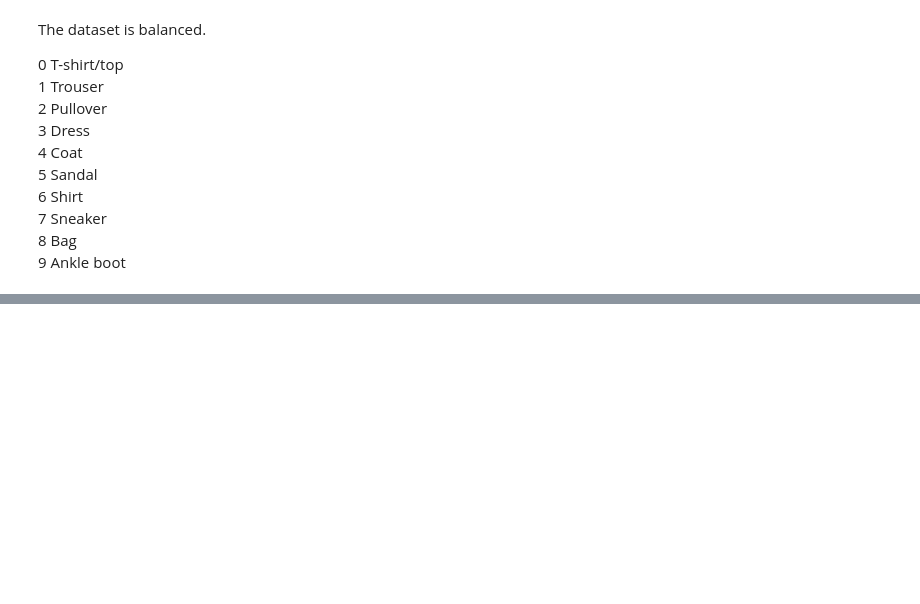
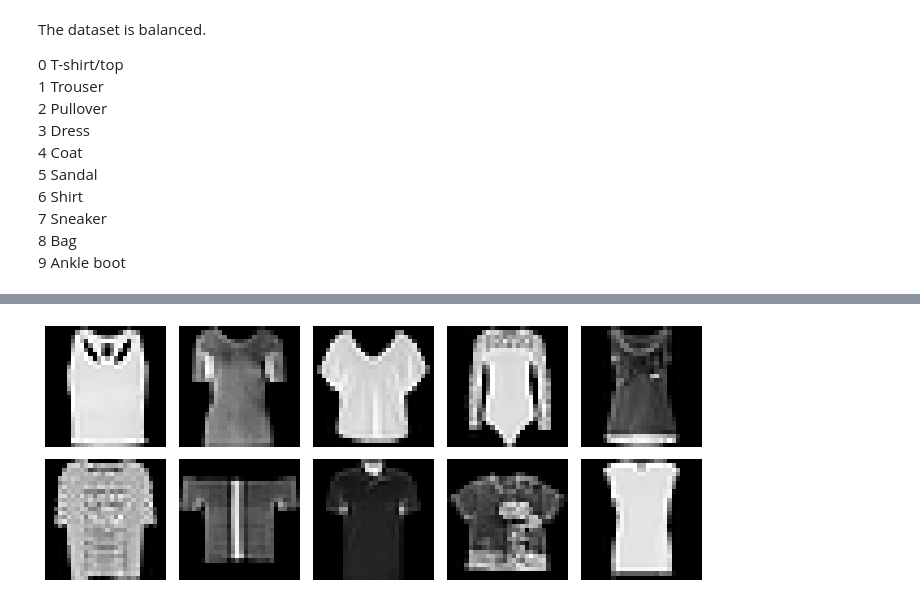
Before and after one commit to Anna-MariaSjolund/Deep-Learning-Anna-MariaSjolund, a Jupyter notebook: exercises/exercises1_MLP_classification.ipynb, the cells around one changed output, grey strips where cells are left out. Cells and saved outputs as stored; diff of their text form; code cells hidden in the pictures; blank space fills up the shorter version.

```diff
--- a/exercises/exercises1_MLP_classification.ipynb
+++ b/exercises/exercises1_MLP_classification.ipynb
@@ -134,0 +163,7 @@ g) Choose a model from your experiments.
+# %%
+with open("Misclassified/incorrectly_classified_images.npy", 'rb') as f:
+    test = np.load(f)
+# %%
+display_images(test)
+# %% [output]
+[figure, added]
```
Also changed, not shown: parts of 16 cells of this notebook, 2 other files.
